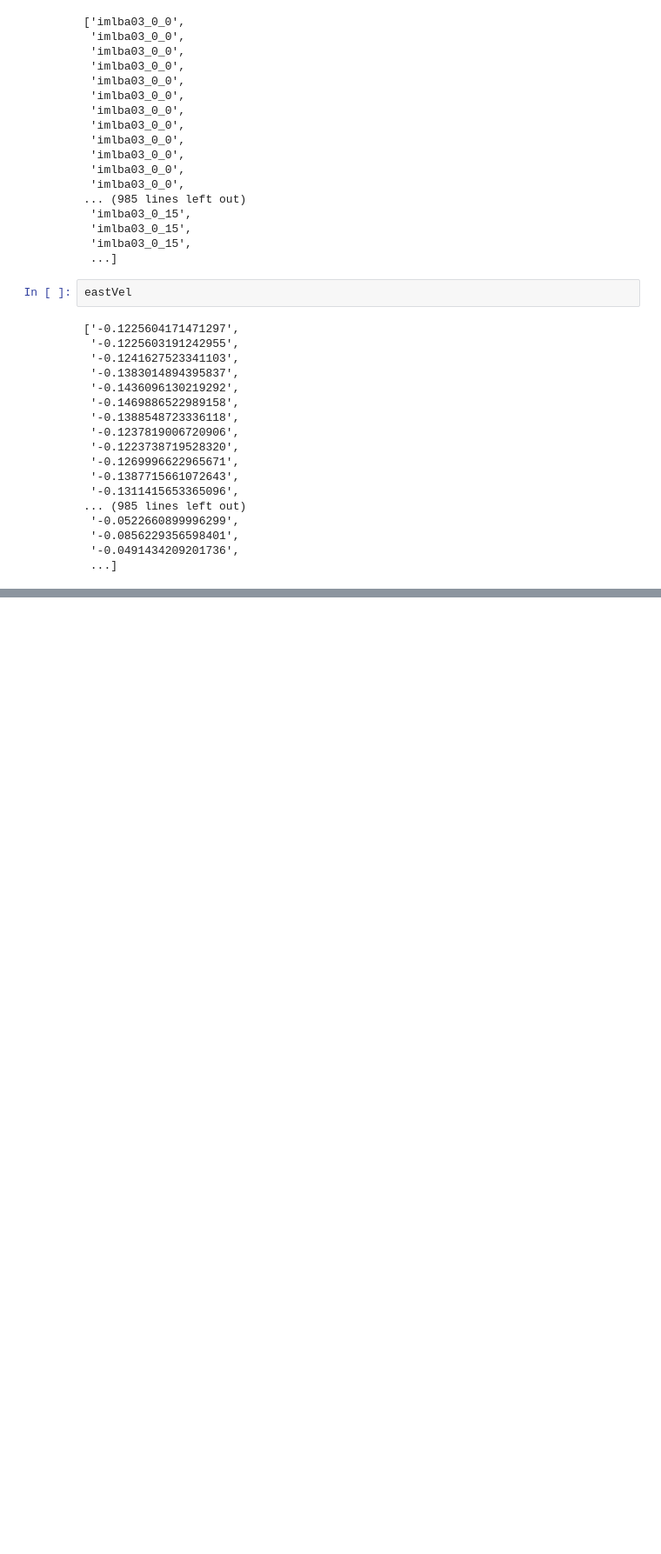
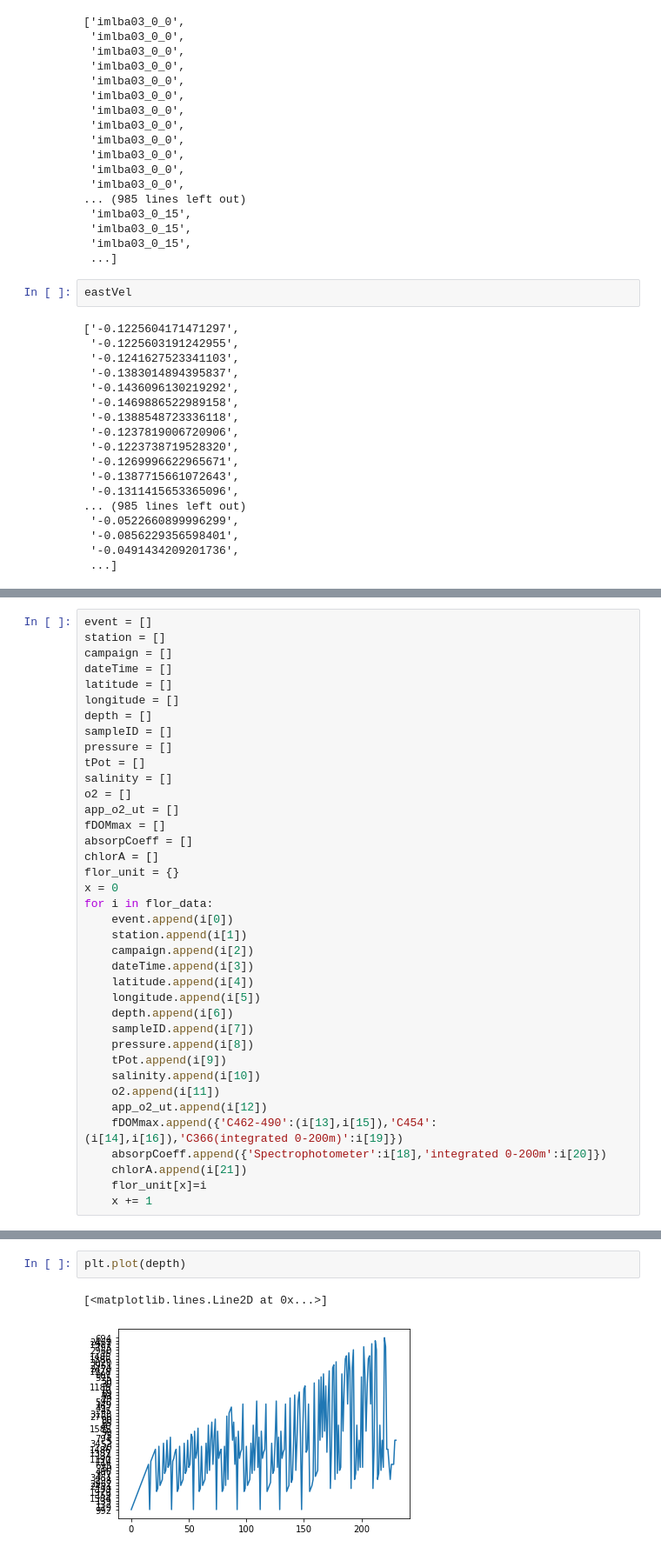
Before and after one commit to talizacks/yt_Summer_proj, a Jupyter notebook: Ocean.ipynb, the cells around one changed output, grey strips where cells are left out. Shown at 87% size. Drawn from its saved outputs; the diff is of its cells as text; blank space fills up the shorter version.

```diff
--- a/Drifters.ipynb
+++ b/Ocean.ipynb
@@ -142,0 +224,38 @@ TypeError: ufunc 'log10' not supported for the input types, and the inputs could
+# %%
+event = []
+station = []
+campaign = []
+dateTime = []
+latitude = []
+longitude = []
+depth = []
+sampleID = []
+pressure = []
+tPot = []
+salinity = []
+o2 = []
+app_o2_ut = []
+fDOMmax = []
+absorpCoeff = []
+chlorA = []
+flor_unit = {}
+x = 0
+for i in flor_data:
+    event.append(i[0])
+    station.append(i[1])
+    campaign.append(i[2])
+    dateTime.append(i[3])
+    latitude.append(i[4])
+    longitude.append(i[5])
+    depth.append(i[6])
+    sampleID.append(i[7])
+    pressure.append(i[8])
+    tPot.append(i[9])
+    salinity.append(i[10])
+    o2.append(i[11])
+    app_o2_ut.append(i[12])
+    fDOMmax.append({'C462-490':(i[13],i[15]),'C454':(i[14],i[16]),'C366(integrated 0-200m)':i[19]})
+    absorpCoeff.append({'Spectrophotometer':i[18],'integrated 0-200m':i[20]})
+    chlorA.append(i[21])
+    flor_unit[x]=i
+    x += 1
@@ -142,0 +319,5 @@ TypeError: ufunc 'log10' not supported for the input types, and the inputs could
+# %%
+plt.plot(depth)
+# %% [output]
+[<matplotlib.lines.Line2D at 0x...>]
+[figure, added]
```
Also changed, not shown: parts of 11 cells of this notebook, 3 other files.
